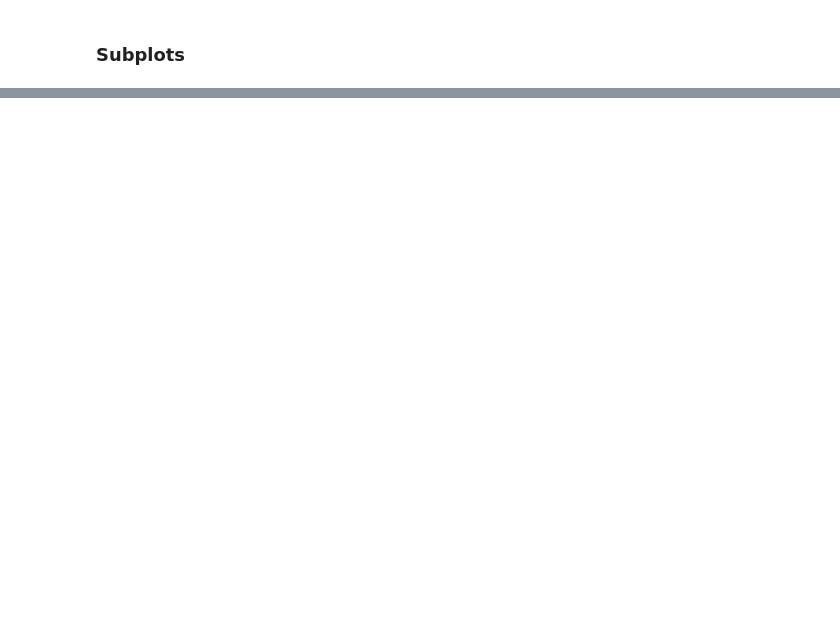
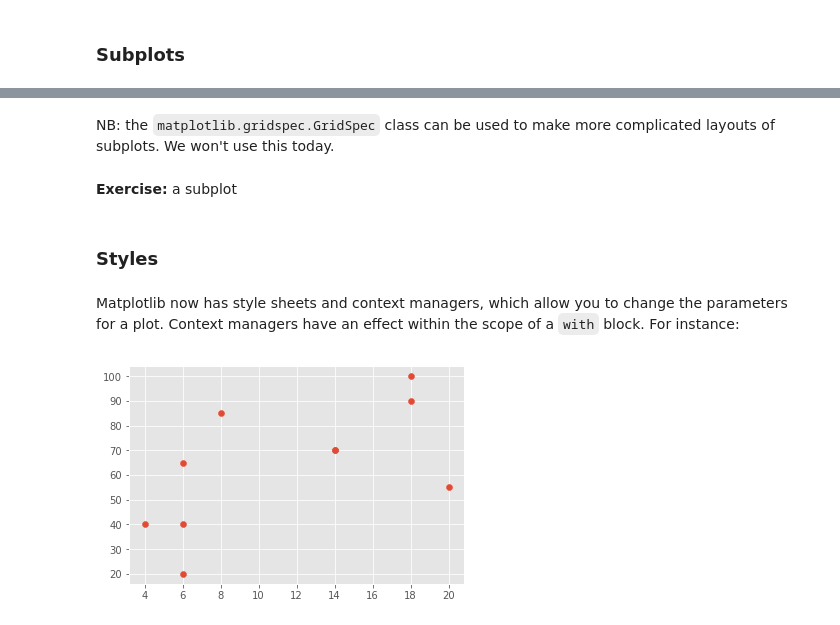
Before and after one commit to claresloggett/aspp-visualisation, a Jupyter notebook: Matplotlib_and_tidy_data.ipynb, the cells around one changed output, grey strips where cells are left out. Saved outputs shown, nothing was run; the diff lists cells and outputs as text; code cells hidden in the pictures; blank space fills up the shorter version.

```diff
--- a/Matplotlib_and_tidy_data.ipynb
+++ b/Matplotlib_and_tidy_data.ipynb
@@ -280,0 +306,14 @@ A figure can have more than one set of axes, and `plt.subplots` will easily give
+# %% [markdown]
+NB: the `matplotlib.gridspec.GridSpec` class can be used to make more complicated layouts of subplots. We won't use this today.
+# %% [markdown]
+**Exercise:** a subplot
+# %% [markdown]
+### Styles
+# %% [markdown]
+Matplotlib now has style sheets and context managers, which allow you to change the parameters for a plot. Context managers have an effect within the scope of a `with` block. For instance:
+# %%
+with plt.style.context('ggplot'):
+    fig, ax = plt.subplots()
+    ax.scatter(x=trains['wheels'], y=trains['top_speed_mph'])
+# %% [output]
+[figure, added]
```
Also changed, not shown: parts of 14 cells of this notebook, 1 other file.
